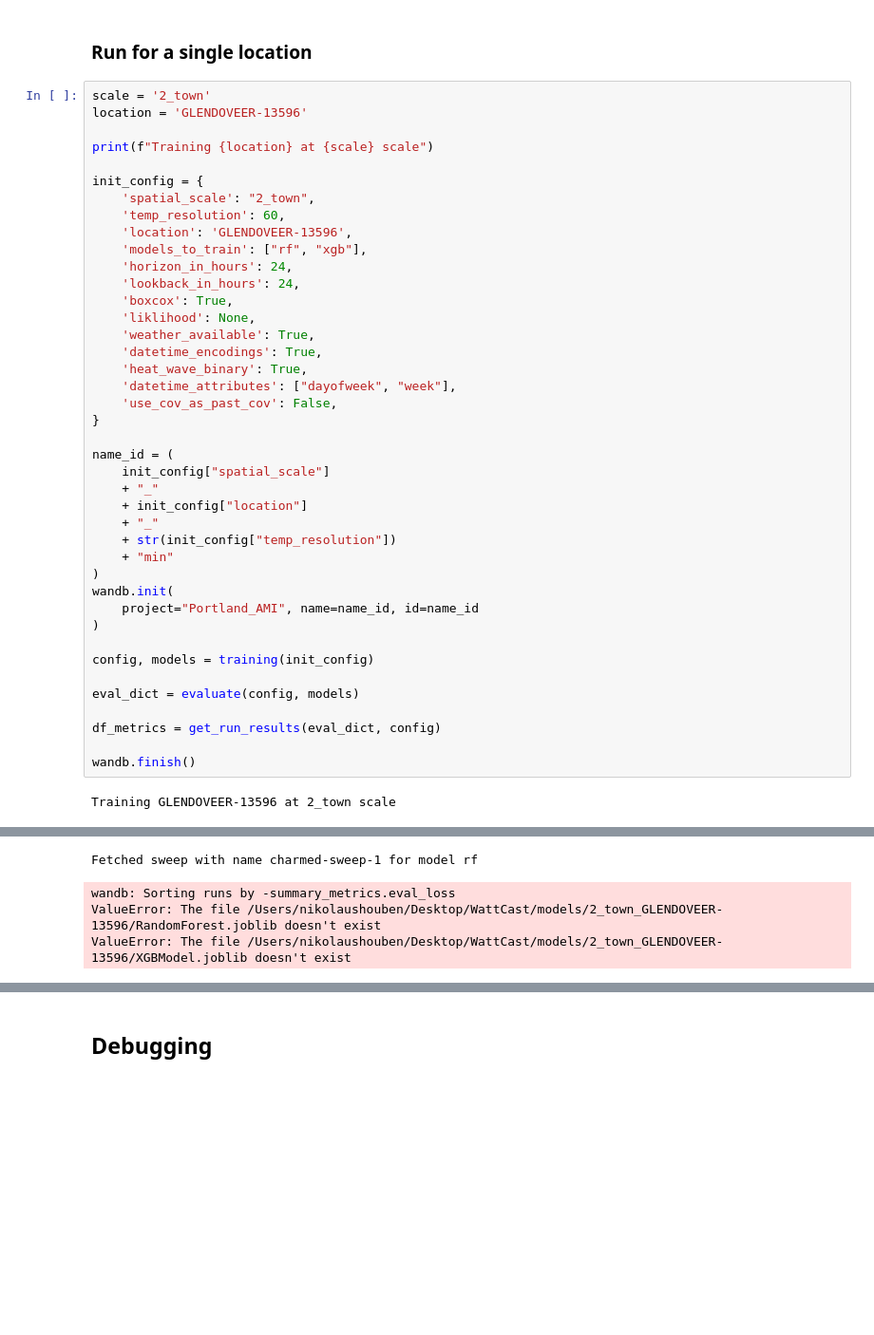
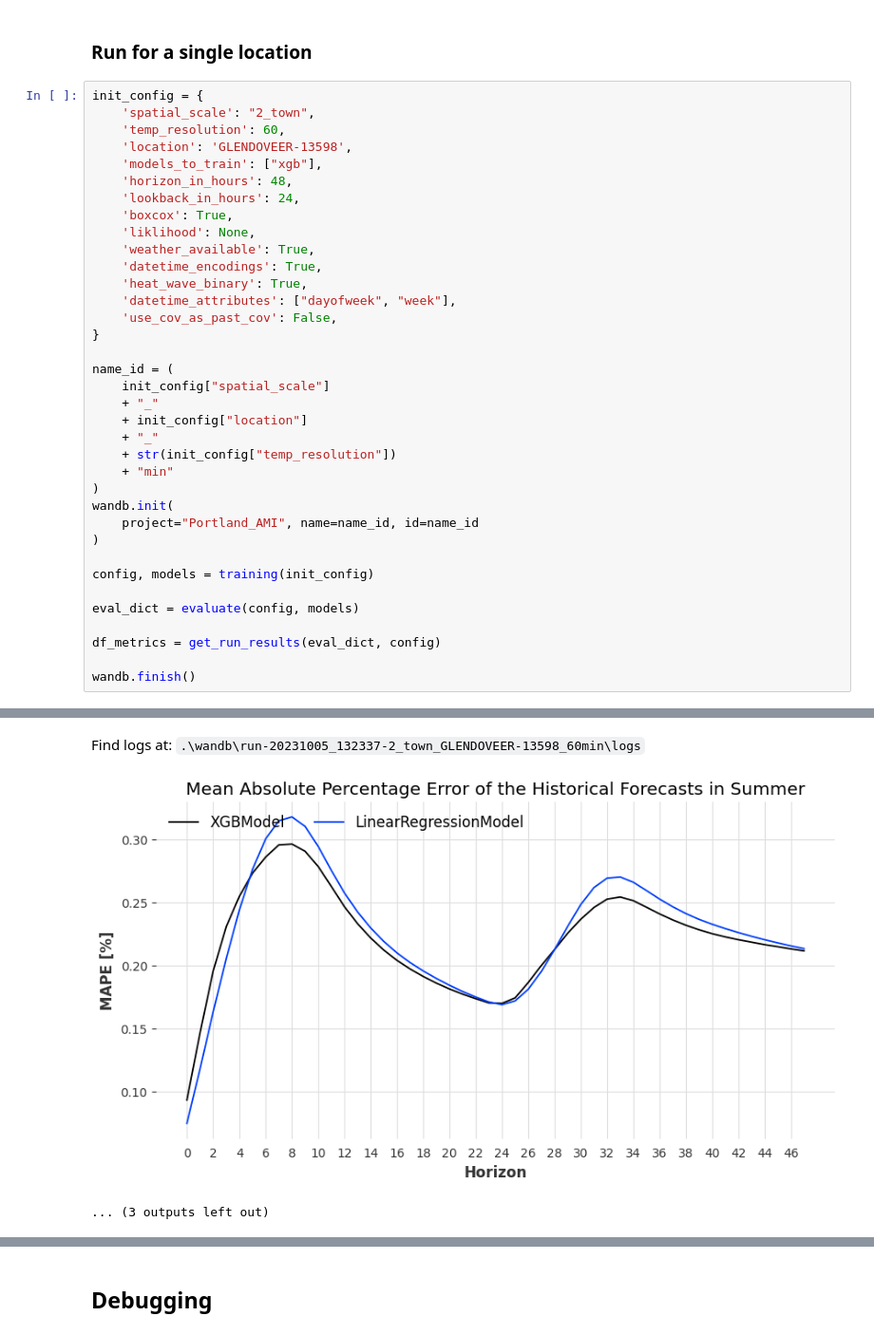
Before and after one commit to NikolausHouben/City-Scale-Electricity-Use-Prediction, a Jupyter notebook: bin/experiments.ipynb, the cells around one changed output, grey strips where cells are left out. Shown: that part at 95% size. Cells and saved outputs as stored; diff of their text form; blank space fills up the shorter version.

```diff
--- a/bin/experiments.ipynb
+++ b/bin/experiments.ipynb
@@ -36,17 +94,12 @@ locations_dict
 # %% [markdown]
 ### Run for a single location
 # %%
-scale = '2_town'
-location = 'GLENDOVEER-13596'
-
-print(f"Training {location} at {scale} scale")
-
 init_config = {
     'spatial_scale': "2_town",
     'temp_resolution': 60,
-    'location': 'GLENDOVEER-13596',
-    'models_to_train': ["rf", "xgb"],
-    'horizon_in_hours': 24,
+    'location': 'GLENDOVEER-13598',
+    'models_to_train': ["xgb"],
+    'horizon_in_hours': 48,
     'lookback_in_hours': 24,
     'boxcox': True,
     'liklihood': None,
@@ -77,5 +130,4 @@ df_metrics = get_run_results(eval_dict, config)
 
 wandb.finish()
 # %% [output]
-Training GLENDOVEER-13596 at 2_town scale
 wandb version 0.15.12 is available! To upgrade, please run: $ pip install wandb --upgrade
@@ -88,4 +157,3 @@ wandb: Sorting runs by -summary_metrics.eval_loss
+Find logs at: .\wandb\run-20231005_132337-2_town_GLENDOVEER-13598_60min\logs
+[figure, added]
-Fetched sweep with name charmed-sweep-1 for model rf
+... (3 outputs left out)
-wandb: Sorting runs by -summary_metrics.eval_loss
-ValueError: The file /Users/nikolaushouben/Desktop/WattCast/models/2_town_GLENDOVEER-13596/RandomForest.joblib doesn't exist
-ValueError: The file /Users/nikolaushouben/Desktop/WattCast/models/2_town_GLENDOVEER-13596/XGBModel.joblib doesn't exist
```
Also changed, not shown: parts of 4 cells of this notebook, 3 other files.
